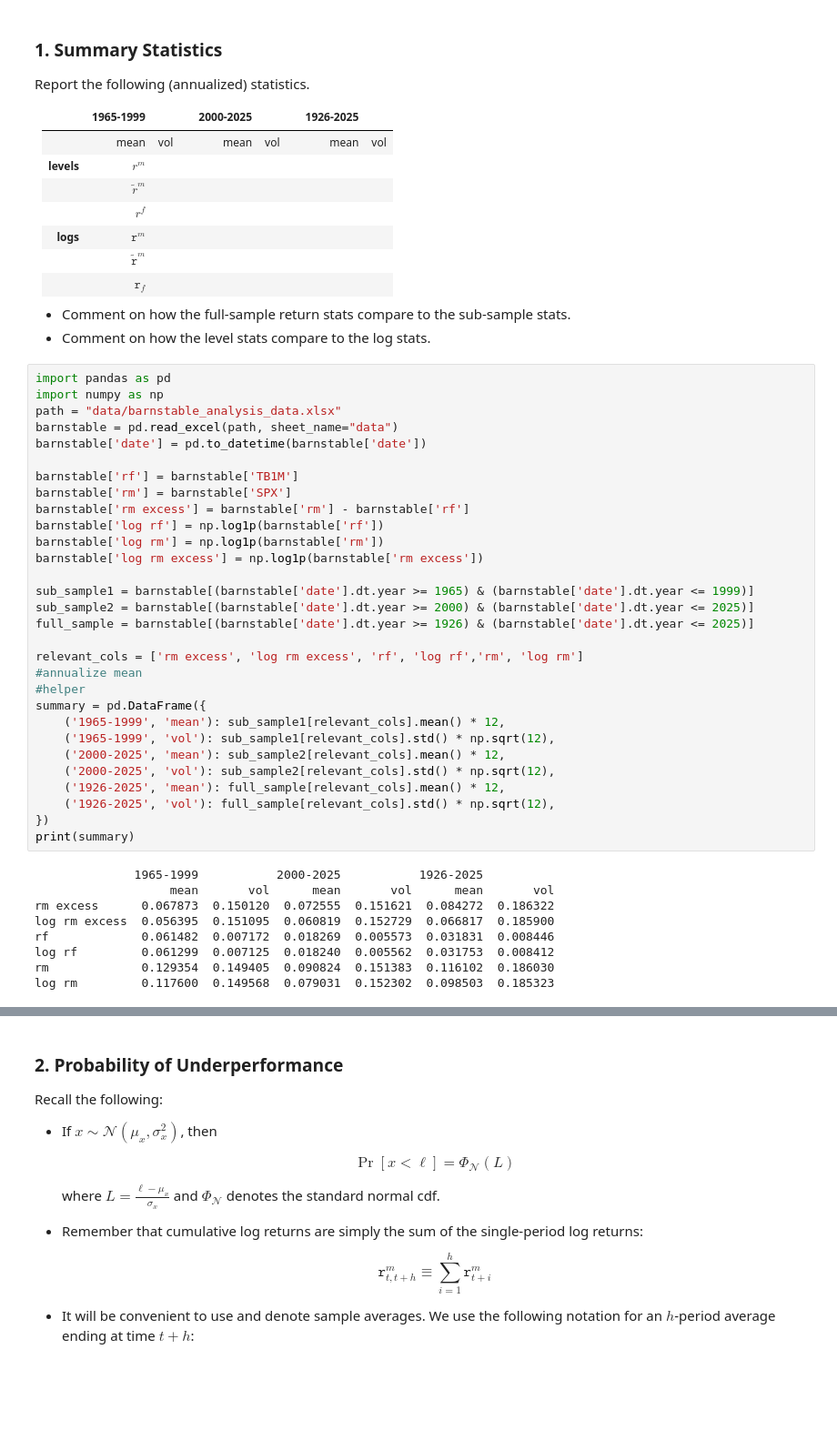
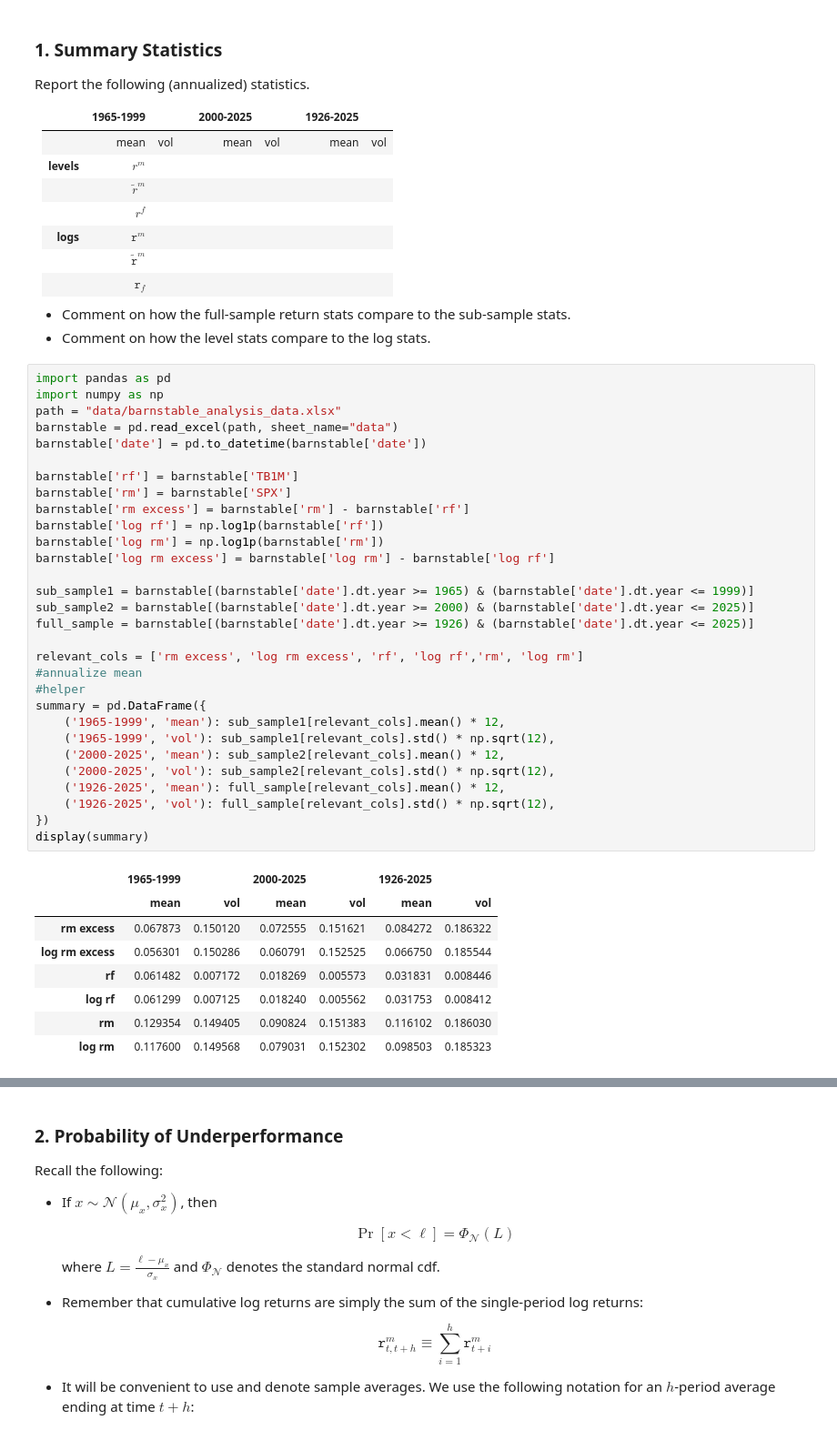
Before and after one commit to forddendorf/finm36700_group1A, a Jupyter notebook: Portfolio_hw3.ipynb, the cells around one changed output, grey strips where cells are left out. Shown at 91% size. Drawn from its saved outputs; the diff is of its cells as text; blank space fills up the shorter version.

```diff
--- a/Portfolio_hw3.ipynb
+++ b/Portfolio_hw3.ipynb
@@ -46,40 +46,40 @@ Report the following (annualized) statistics.
 # %%
 import pandas as pd
 import numpy as np
 path = "data/barnstable_analysis_data.xlsx"
 barnstable = pd.read_excel(path, sheet_name="data")
 barnstable['date'] = pd.to_datetime(barnstable['date'])
 
 barnstable['rf'] = barnstable['TB1M']
 barnstable['rm'] = barnstable['SPX']
 barnstable['rm excess'] = barnstable['rm'] - barnstable['rf']
 barnstable['log rf'] = np.log1p(barnstable['rf'])
 barnstable['log rm'] = np.log1p(barnstable['rm'])
-barnstable['log rm excess'] = np.log1p(barnstable['rm excess'])
+barnstable['log rm excess'] = barnstable['log rm'] - barnstable['log rf']
 
 sub_sample1 = barnstable[(barnstable['date'].dt.year >= 1965) & (barnstable['date'].dt.year <= 1999)]
 sub_sample2 = barnstable[(barnstable['date'].dt.year >= 2000) & (barnstable['date'].dt.year <= 2025)]
 full_sample = barnstable[(barnstable['date'].dt.year >= 1926) & (barnstable['date'].dt.year <= 2025)]
 
 relevant_cols = ['rm excess', 'log rm excess', 'rf', 'log rf','rm', 'log rm']
 #annualize mean
 #helper
 summary = pd.DataFrame({
     ('1965-1999', 'mean'): sub_sample1[relevant_cols].mean() * 12,
     ('1965-1999', 'vol'): sub_sample1[relevant_cols].std() * np.sqrt(12),
     ('2000-2025', 'mean'): sub_sample2[relevant_cols].mean() * 12,
     ('2000-2025', 'vol'): sub_sample2[relevant_cols].std() * np.sqrt(12),
     ('1926-2025', 'mean'): full_sample[relevant_cols].mean() * 12,
     ('1926-2025', 'vol'): full_sample[relevant_cols].std() * np.sqrt(12),
 })
-print(summary)
+display(summary)
 # %% [output]
-              1965-1999           2000-2025           1926-2025
-                   mean       vol      mean       vol      mean       vol
-rm excess      0.067873  0.150120  0.072555  0.151621  0.084272  0.186322
-log rm excess  0.056395  0.151095  0.060819  0.152729  0.066817  0.185900
-rf             0.061482  0.007172  0.018269  0.005573  0.031831  0.008446
-log rf         0.061299  0.007125  0.018240  0.005562  0.031753  0.008412
-rm             0.129354  0.149405  0.090824  0.151383  0.116102  0.186030
-log rm         0.117600  0.149568  0.079031  0.152302  0.098503  0.185323
+|  | 1965-1999 |  | 2000-2025 |  | 1926-2025 |  |
+|  | mean | vol | mean | vol | mean | vol |
+| rm excess | 0.067873 | 0.150120 | 0.072555 | 0.151621 | 0.084272 | 0.186322 |
+| log rm excess | 0.056301 | 0.150286 | 0.060791 | 0.152525 | 0.066750 | 0.185544 |
+| rf | 0.061482 | 0.007172 | 0.018269 | 0.005573 | 0.031831 | 0.008446 |
+| log rf | 0.061299 | 0.007125 | 0.018240 | 0.005562 | 0.031753 | 0.008412 |
+| rm | 0.129354 | 0.149405 | 0.090824 | 0.151383 | 0.116102 | 0.186030 |
+| log rm | 0.117600 | 0.149568 | 0.079031 | 0.152302 | 0.098503 | 0.185323 |
 # %% [markdown]
```
Also changed, not shown: parts of 8 cells of this notebook.
